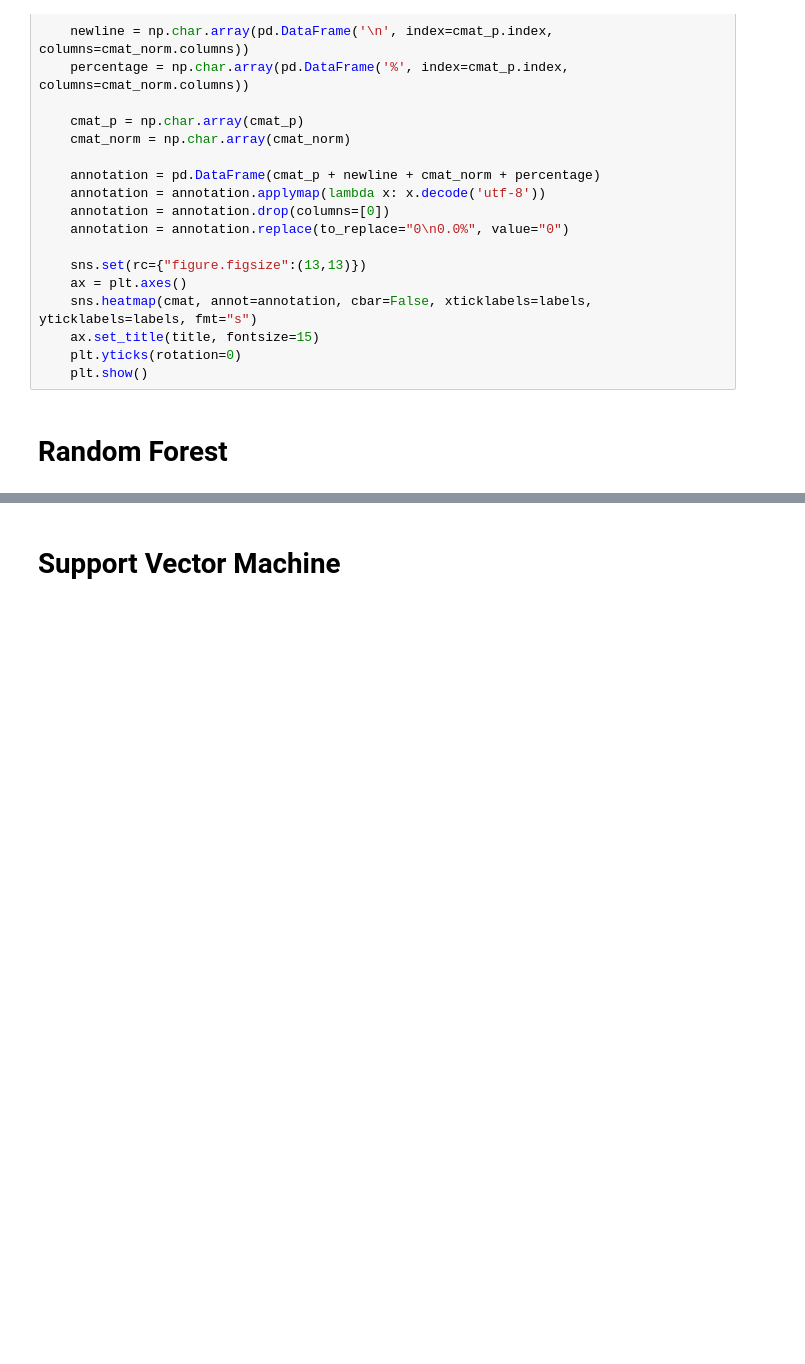
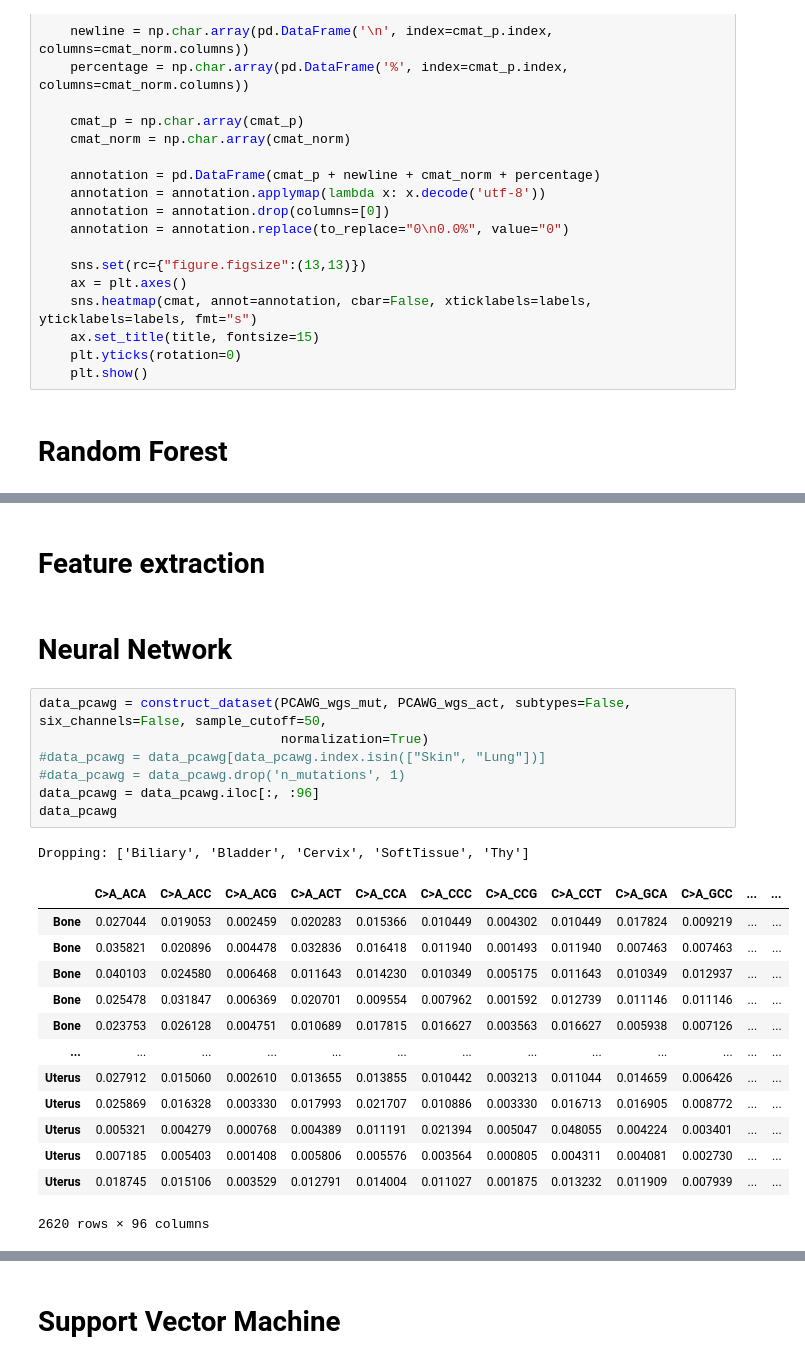
Before and after one commit to dovydask/MLMB-project, a Jupyter notebook: MachineLearning_inMolecularBiology2020_GroupProject.ipynb, the cells around one changed output, grey strips where cells are left out. Cells and saved outputs as stored; diff of their text form; blank space fills up the shorter version.

Commit message:
Neural network

```diff
--- a/MachineLearning_inMolecularBiology2020_GroupProject.ipynb
+++ b/MachineLearning_inMolecularBiology2020_GroupProject.ipynb
@@ -291,0 +308,26 @@ Root Mean Squared Error: 4.08430004398735
+# %% [markdown]
+# Feature extraction
+# %% [markdown]
+# Neural Network
+# %%
+data_pcawg = construct_dataset(PCAWG_wgs_mut, PCAWG_wgs_act, subtypes=False, six_channels=False, sample_cutoff=50,
+                               normalization=True)
+#data_pcawg = data_pcawg[data_pcawg.index.isin(["Skin", "Lung"])]
+#data_pcawg = data_pcawg.drop('n_mutations', 1)
+data_pcawg = data_pcawg.iloc[:, :96]
+data_pcawg
+# %% [output]
+Dropping: ['Biliary', 'Bladder', 'Cervix', 'SoftTissue', 'Thy']
+|  | C>A_ACA | C>A_ACC | C>A_ACG | C>A_ACT | C>A_CCA | C>A_CCC | C>A_CCG | C>A_CCT | C>A_GCA | C>A_GCC | ... | ... |
+| Bone | 0.027044 | 0.019053 | 0.002459 | 0.020283 | 0.015366 | 0.010449 | 0.004302 | 0.010449 | 0.017824 | 0.009219 | ... | ... |
+| Bone | 0.035821 | 0.020896 | 0.004478 | 0.032836 | 0.016418 | 0.011940 | 0.001493 | 0.011940 | 0.007463 | 0.007463 | ... | ... |
+| Bone | 0.040103 | 0.024580 | 0.006468 | 0.011643 | 0.014230 | 0.010349 | 0.005175 | 0.011643 | 0.010349 | 0.012937 | ... | ... |
+| Bone | 0.025478 | 0.031847 | 0.006369 | 0.020701 | 0.009554 | 0.007962 | 0.001592 | 0.012739 | 0.011146 | 0.011146 | ... | ... |
+| Bone | 0.023753 | 0.026128 | 0.004751 | 0.010689 | 0.017815 | 0.016627 | 0.003563 | 0.016627 | 0.005938 | 0.007126 | ... | ... |
+| ... | ... | ... | ... | ... | ... | ... | ... | ... | ... | ... | ... | ... |
+| Uterus | 0.027912 | 0.015060 | 0.002610 | 0.013655 | 0.013855 | 0.010442 | 0.003213 | 0.011044 | 0.014659 | 0.006426 | ... | ... |
+| Uterus | 0.025869 | 0.016328 | 0.003330 | 0.017993 | 0.021707 | 0.010886 | 0.003330 | 0.016713 | 0.016905 | 0.008772 | ... | ... |
+| Uterus | 0.005321 | 0.004279 | 0.000768 | 0.004389 | 0.011191 | 0.021394 | 0.005047 | 0.048055 | 0.004224 | 0.003401 | ... | ... |
+| Uterus | 0.007185 | 0.005403 | 0.001408 | 0.005806 | 0.005576 | 0.003564 | 0.000805 | 0.004311 | 0.004081 | 0.002730 | ... | ... |
+| Uterus | 0.018745 | 0.015106 | 0.003529 | 0.012791 | 0.014004 | 0.011027 | 0.001875 | 0.013232 | 0.011909 | 0.007939 | ... | ... |
+2620 rows × 96 columns
```
Also changed, not shown: parts of 7 cells of this notebook.
